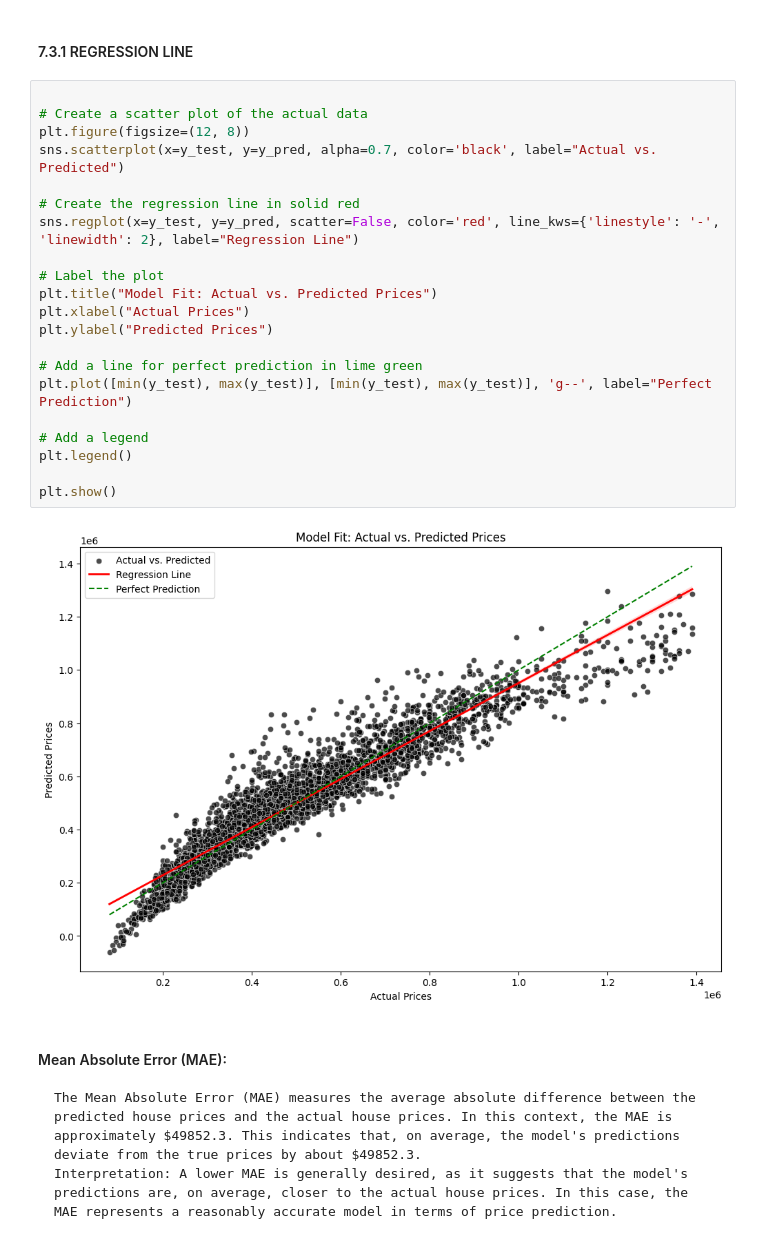
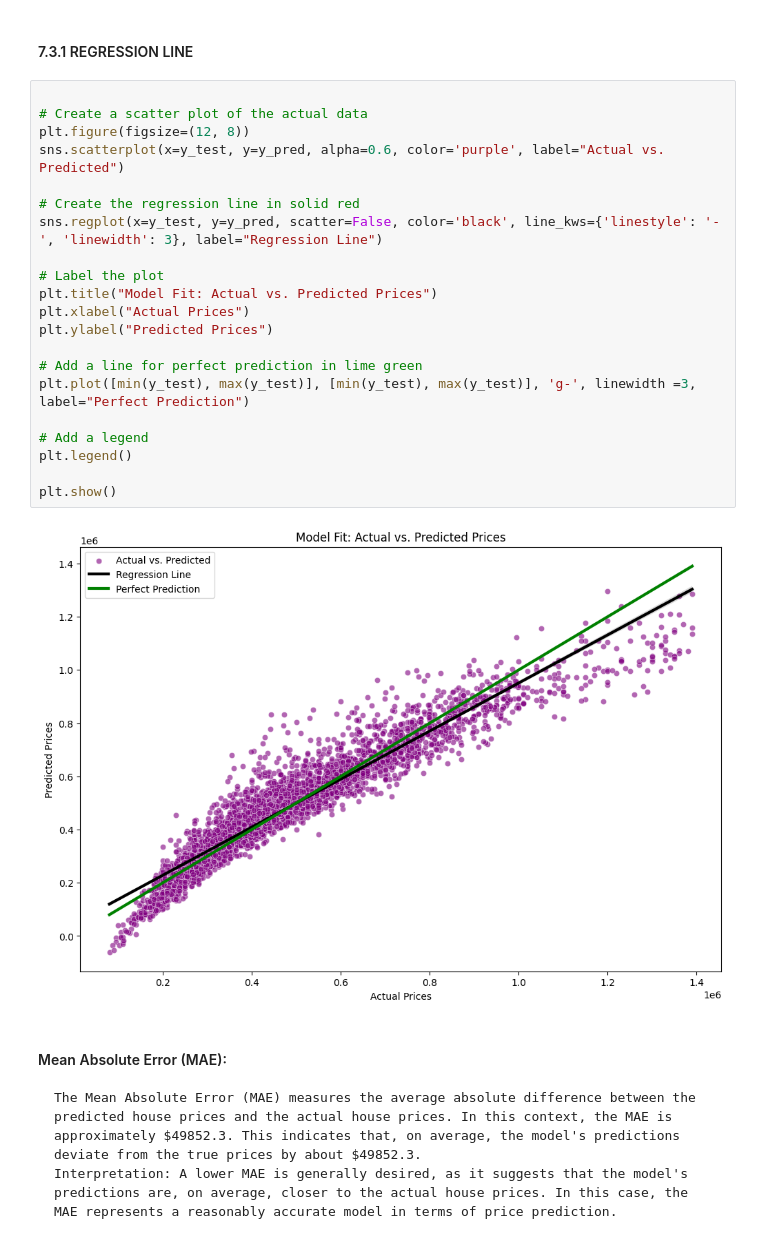
Before and after one commit to robbymumo/DSF-FT06-GROUP-2-PHASE---PROJECT, a Jupyter notebook: student.ipynb, the cells around one changed output. Saved outputs shown, nothing was run; the diff lists cells and outputs as text.

Commit message:
changed the color of regression line plot

```diff
--- a/student.ipynb
+++ b/student.ipynb
@@ -1565,26 +1565,26 @@ R-squared (R²): 0.9042971774426687
 # %%
 
 # Create a scatter plot of the actual data
 plt.figure(figsize=(12, 8))
-sns.scatterplot(x=y_test, y=y_pred, alpha=0.7, color='black', label="Actual vs. Predicted")
+sns.scatterplot(x=y_test, y=y_pred, alpha=0.6, color='purple', label="Actual vs. Predicted")
 
 # Create the regression line in solid red
-sns.regplot(x=y_test, y=y_pred, scatter=False, color='red', line_kws={'linestyle': '-', 'linewidth': 2}, label="Regression Line")
+sns.regplot(x=y_test, y=y_pred, scatter=False, color='black', line_kws={'linestyle': '-', 'linewidth': 3}, label="Regression Line")
 
 # Label the plot
 plt.title("Model Fit: Actual vs. Predicted Prices")
 plt.xlabel("Actual Prices")
 plt.ylabel("Predicted Prices")
 
 # Add a line for perfect prediction in lime green
-plt.plot([min(y_test), max(y_test)], [min(y_test), max(y_test)], 'g--', label="Perfect Prediction")
+plt.plot([min(y_test), max(y_test)], [min(y_test), max(y_test)], 'g-', linewidth =3, label="Perfect Prediction")
 
 # Add a legend
 plt.legend()
 
 plt.show()
 # %% [output]
-[figure, old version]
+[figure, new version]
 # %% [markdown]
 #### Mean Absolute Error (MAE):
     The Mean Absolute Error (MAE) measures the average absolute difference between the predicted house prices and the actual house prices. In this context, the MAE is approximately $49852.3. This indicates that, on average, the model's predictions deviate from the true prices by about $49852.3.
```
Also changed, not shown: parts of 2 cells of this notebook.
